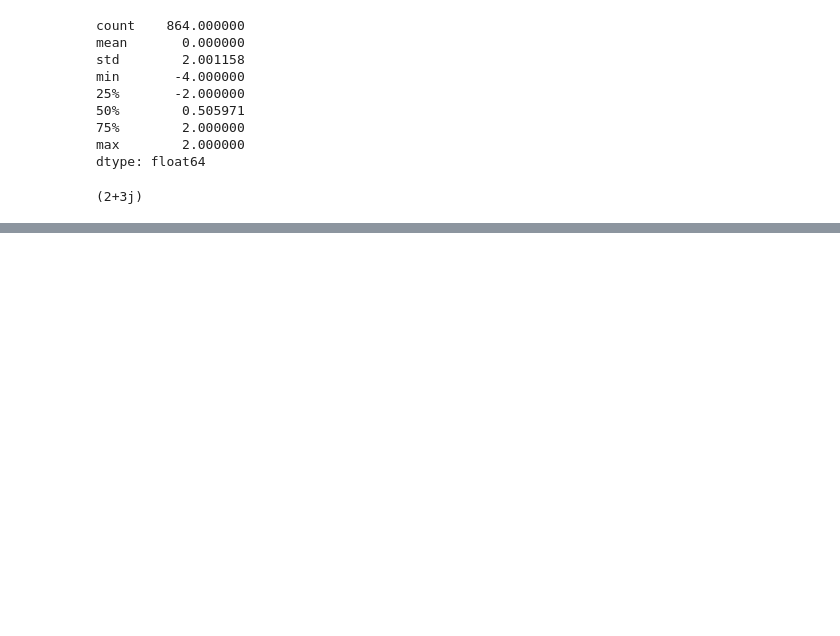
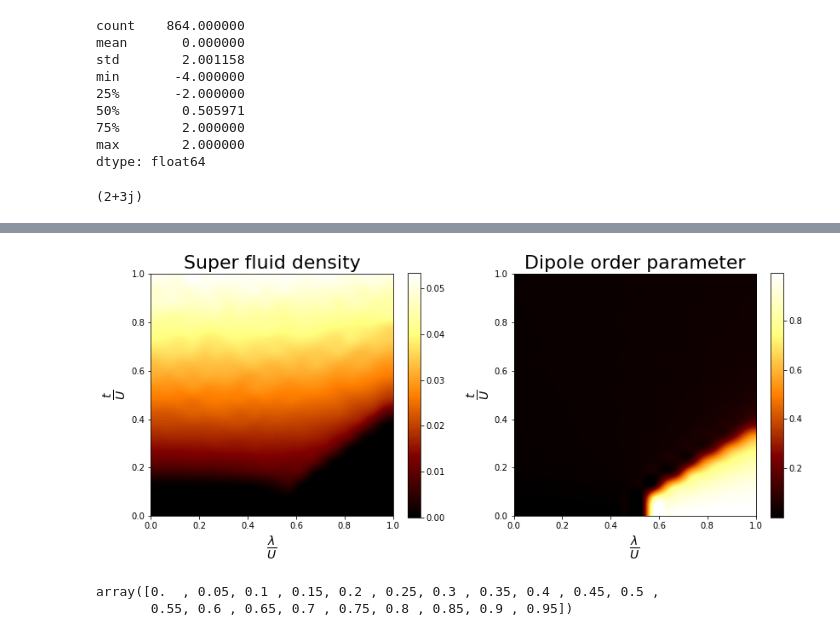
Before and after one commit to Shashi1a/intkagome, a Jupyter notebook: Untitled.ipynb, the cells around one changed output, grey strips where cells are left out. Saved outputs shown, nothing was run; the diff lists cells and outputs as text; code cells hidden in the pictures; blank space fills up the shorter version.

```diff
--- a/Untitled.ipynb
+++ b/Untitled.ipynb
@@ -435,0 +471,2 @@ dtype: float64
+# %%
+data = pd.read_csv('~/Downloads/sendfile.csv',index_col=[0])
@@ -435,0 +482,34 @@ dtype: float64
+# %%
+x=data['lambda']
+y=data['t']
+rh = data['rhoS']
+di = data['Dipole']
+xit=x.unique()
+yit=y.unique()
+# %%
+xi=np.array(x).reshape(20,20)
+yi=np.array(y).reshape(20,20)
+ci1 = np.array(rh).reshape(20,20)
+ci2 = np.array(di).reshape(20,20)
+# %%
+f,ax=plt.subplots(1,2,figsize=(14,6))
+f1=ax[0].imshow(ci1.T,origin='lower',cmap='afmhot',interpolation='spline36',extent=[0,1,0,1])
+ax[0].set_xlabel(r'$\frac{\lambda}{U}$',fontsize=20)
+ax[0].set_ylabel(r'$\frac{t}{U}$', fontsize=20)
+ax[0].set_title('Super fluid density',fontsize=22)
+plt.colorbar(f1, ax=ax[0], shrink=0.88)
+f2=ax[1].imshow(ci2.T, origin='lower', cmap='afmhot',
+             interpolation='spline36', extent=[0, 1, 0, 1])
+ax[1].set_xlabel(r'$\frac{\lambda}{U}$', fontsize=20)
+ax[1].set_ylabel(r'$\frac{t}{U}$', fontsize=20)
+ax[1].set_title('Dipole order parameter', fontsize=22)
+plt.colorbar(f2, ax=ax[1],shrink=0.88)
+plt.savefig('plotop.eps',dpi=400,bbox_inches='tight')
+plt.show()
+# %% [output]
+[figure, added]
+# %%
+xit
+# %% [output]
+array([0.  , 0.05, 0.1 , 0.15, 0.2 , 0.25, 0.3 , 0.35, 0.4 , 0.45, 0.5 ,
+       0.55, 0.6 , 0.65, 0.7 , 0.75, 0.8 , 0.85, 0.9 , 0.95])
```
Also changed, not shown: parts of 8 cells of this notebook, 2 other files.
